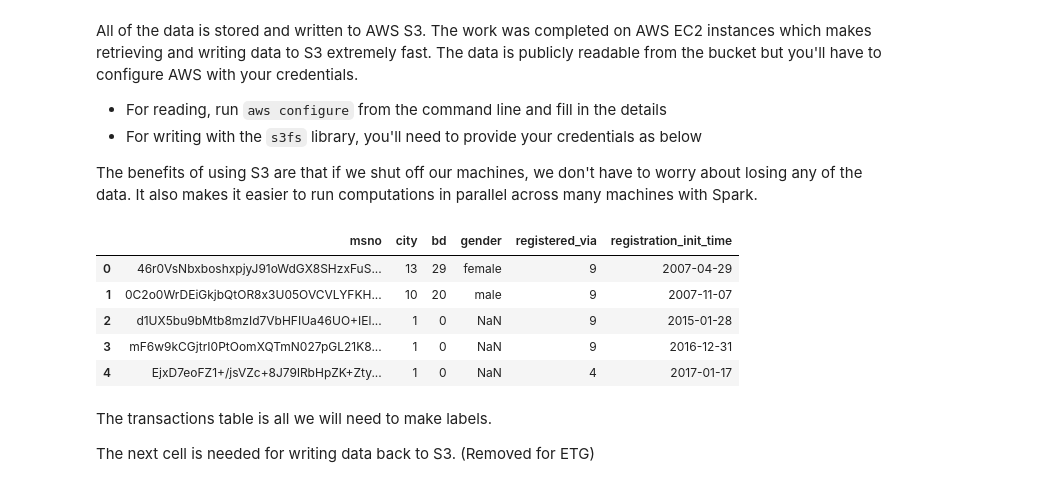
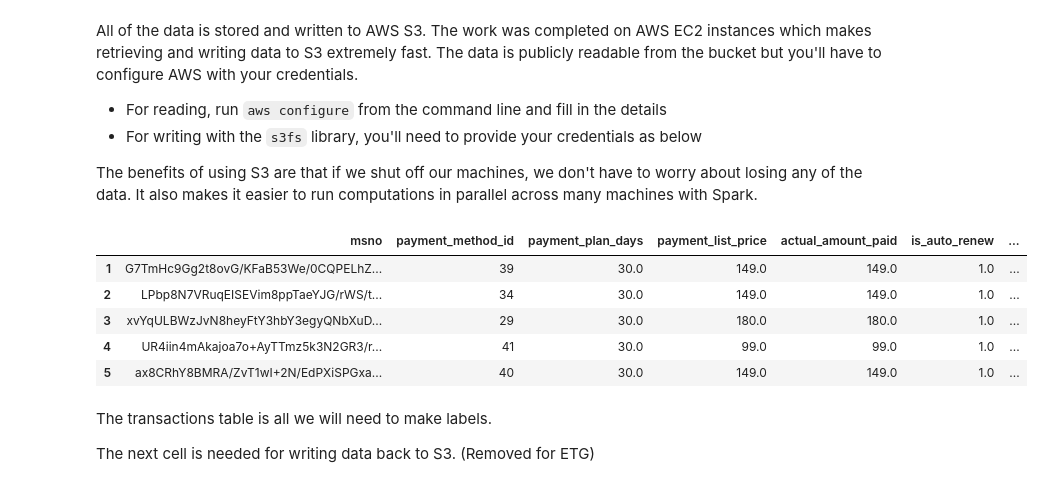
Before and after one commit to mvimont/predict-customer-churn, a Jupyter notebook: churn/2. Prediction Engineering.ipynb, the cells around one changed output. Saved outputs shown, nothing was run; the diff lists cells and outputs as text; code cells hidden in the pictures.

```diff
--- a/churn/2. Prediction Engineering.ipynb
+++ b/churn/2. Prediction Engineering.ipynb
@@ -117,23 +117,27 @@ The benefits of using S3 are that if we shut off our machines, we don't have to
 # %%
 PARTITION = '100'
 BASE_DIR = '/data/churn/partitions/'
 PARTITION_DIR = BASE_DIR + 'p' + PARTITION
 
 members = pd.read_csv(f'{PARTITION_DIR}/members.csv',
                       parse_dates=['registration_init_time'], infer_datetime_format = True)
 trans = pd.read_csv(f'{PARTITION_DIR}/transactions.csv', names=['msno', 'payment_method_id', 'payment_plan_days', 'payment_list_price', 'actual_amount_paid', 'is_auto_renew', 'transaction_date', 'membership_expire_date', 'is_cancel'],
                    parse_dates=['transaction_date', 'membership_expire_date'], infer_datetime_format = True)
 trans = trans[1:]
+
+members.dropna()
+trans.dropna()
+
 logs = pd.read_csv(f'{PARTITION_DIR}/logs.csv', parse_dates = ['date'])
 
 trans.head()
 # %% [output]
-|  | msno | city | bd | gender | registered_via | registration_init_time |
-| 0 | 46r0VsNbxboshxpjyJ91oWdGX8SHzxFuS... | 13 | 29 | female | 9 | 2007-04-29 |
-| 1 | 0C2o0WrDEiGkjbQtOR8x3U05OVCVLYFKH... | 10 | 20 | male | 9 | 2007-11-07 |
-| 2 | d1UX5bu9bMtb8mzId7VbHFIUa46UO+IEl... | 1 | 0 | NaN | 9 | 2015-01-28 |
-| 3 | mF6w9kCGjtrI0PtOomXQTmN027pGL21K8... | 1 | 0 | NaN | 9 | 2016-12-31 |
-| 4 | EjxD7eoFZ1+/jsVZc+8J79lRbHpZK+Zty... | 1 | 0 | NaN | 4 | 2017-01-17 |
+|  | msno | payment_method_id | payment_plan_days | payment_list_price | actual_amount_paid | is_auto_renew | ... |
+| 1 | G7TmHc9Gg2t8ovG/KFaB53We/0CQPELhZ... | 39 | 30.0 | 149.0 | 149.0 | 1.0 | ... |
+| 2 | LPbp8N7VRuqEISEVim8ppTaeYJG/rWS/t... | 34 | 30.0 | 149.0 | 149.0 | 1.0 | ... |
+| 3 | xvYqULBWzJvN8heyFtY3hbY3egyQNbXuD... | 29 | 30.0 | 180.0 | 180.0 | 1.0 | ... |
+| 4 | UR4iin4mAkajoa7o+AyTTmz5k3N2GR3/r... | 41 | 30.0 | 99.0 | 99.0 | 1.0 | ... |
+| 5 | ax8CRhY8BMRA/ZvT1wI+2N/EdPXiSPGxa... | 40 | 30.0 | 149.0 | 149.0 | 1.0 | ... |
 # %% [markdown]
 The transactions table is all we will need to make labels.
 
```
Also changed, not shown: parts of 14 cells of this notebook, 2 other files.
